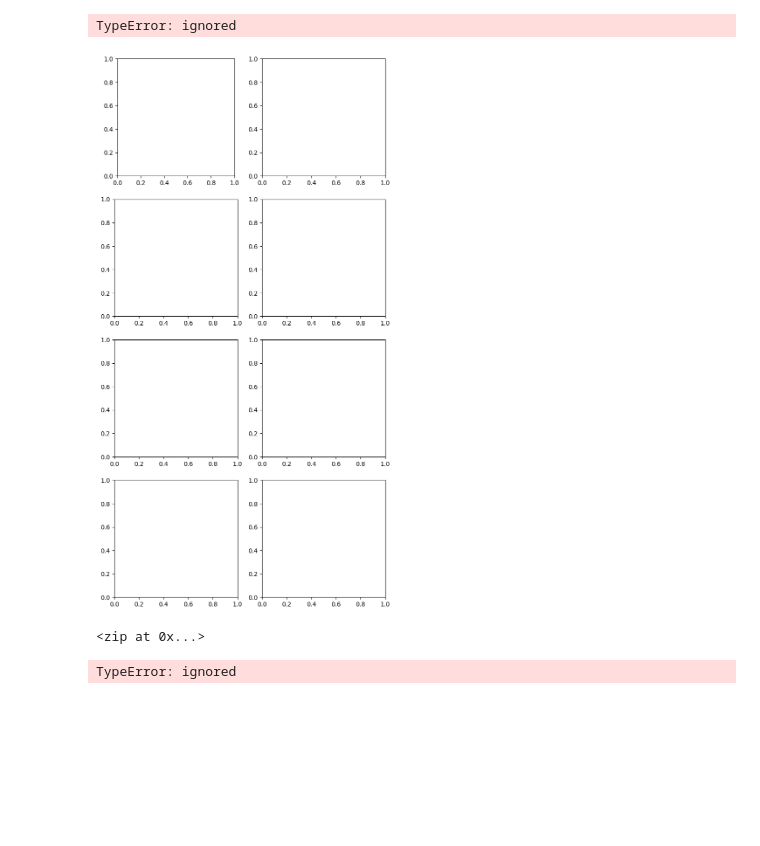
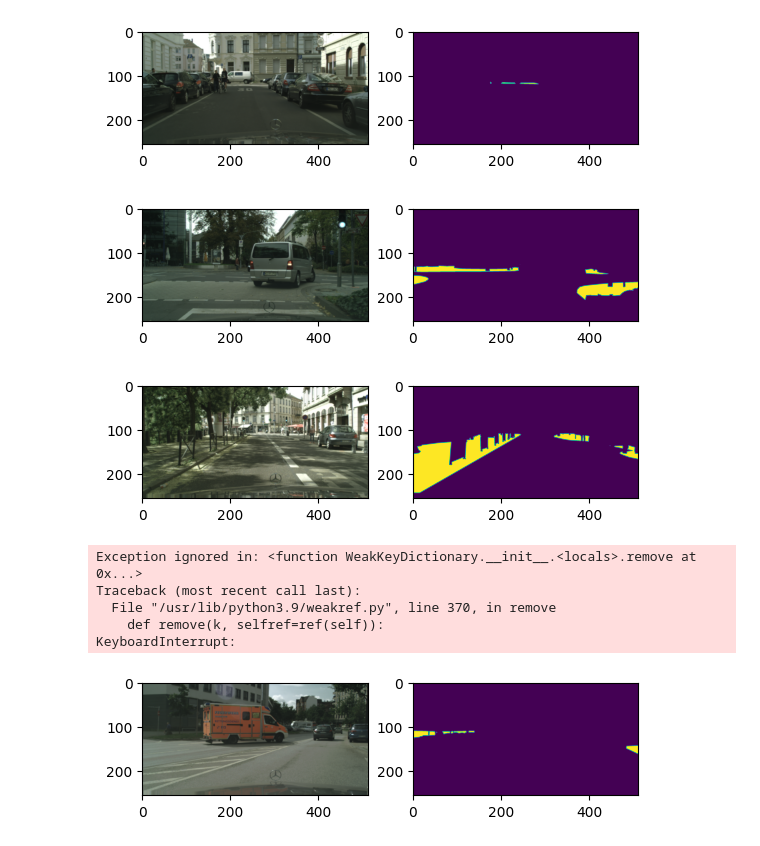
Before and after one commit to DataScienceAndEngineering/deep-learning-final-project-project-sidewalk, a Jupyter notebook: notebooks/data_exploration.ipynb, the cells around one changed output. Drawn from its saved outputs; the diff is of its cells as text; code cells hidden in the pictures; blank space fills up the shorter version.

Commit message:
Basic Unet and image data generator created.  Training not improving loss, working on diagnosing issue.

```diff
--- a/notebooks/data_exploration.ipynb
+++ b/notebooks/data_exploration.ipynb
@@ -173,6 +2,0 @@ Streaming output truncated to the last 5000 lines.
-# %%
-#Testing mask_2_image function
-f = './gtFine/train/bochum/bochum_000000_023435_gtFine_labelIds.png'
-print(f)
-print(mask_2_image(f))
-print('./extract_labels/' + '_'.join(f.split('/')[-1].split('_')[0:3]) + '.png')
@@ -263,18 +131,0 @@ ValueError: ignored
-# %%
-# Iterate through the generator and display a few samples
-for i, (batch_x, batch_y) in enumerate(train_generator):
-    # Display the first 4 images and masks in the batch
-    if i == 4:
-        break
-    fig, axs = plt.subplots(4, 2, figsize=(8, 16))
-    for j in range(4):
-        axs[j, 0].imshow(batch_x[j])
-        axs[j, 1].imshow(batch_y[j], cmap='gray')
-    plt.show()
-# %% [output]
-TypeError: ignored
-[figure, removed]
-# %%
-zip(train_generator, mask_flow)
-# %% [output]
-<zip at 0x...>
@@ -361,5 +131,0 @@ model.compile(loss=dice_coef, optimizer=tf.keras.optimizers.Adam(learning_rate =
-# %%
-# current hands on input_function(), runtime expires and reboots
-model.fit(input_fn=input_function(train_images, train_masks, 2))
-# %% [output]
-TypeError: ignored
@@ -365,0 +172,22 @@ TypeError: ignored
+# %%
+generator = DataGenerator(list_files=all_training, image_path='/content/seperated_images/train', label_path='/content/seperated_labels/train/')
+X, y = generator[0]
+
+# plot some samples
+for i in range(generator.batch_size):
+    plt.figure()
+    plt.subplot(1,2,1)
+    plt.imshow(X[i])
+    plt.subplot(1,2,2)
+    plt.imshow(y[i])
+    plt.show()
+# %% [output]
+[figure, added]
+[figure, added]
+[figure, added]
+Exception ignored in: <function WeakKeyDictionary.__init__.<locals>.remove at 0x...>
+Traceback (most recent call last):
+  File "/usr/lib/python3.9/weakref.py", line 370, in remove
+    def remove(k, selfref=ref(self)):
+KeyboardInterrupt:
+[figure, added]
```
Also changed, not shown: parts of 14 cells of this notebook.
